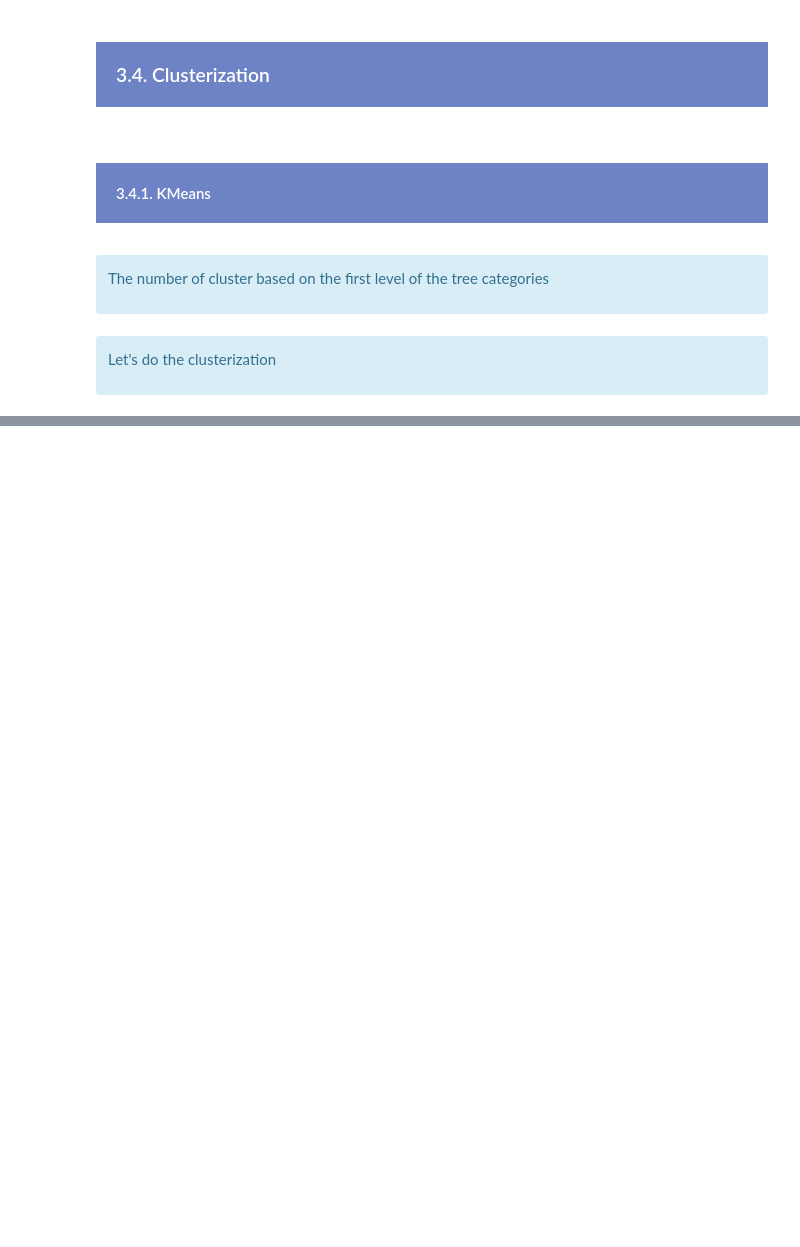
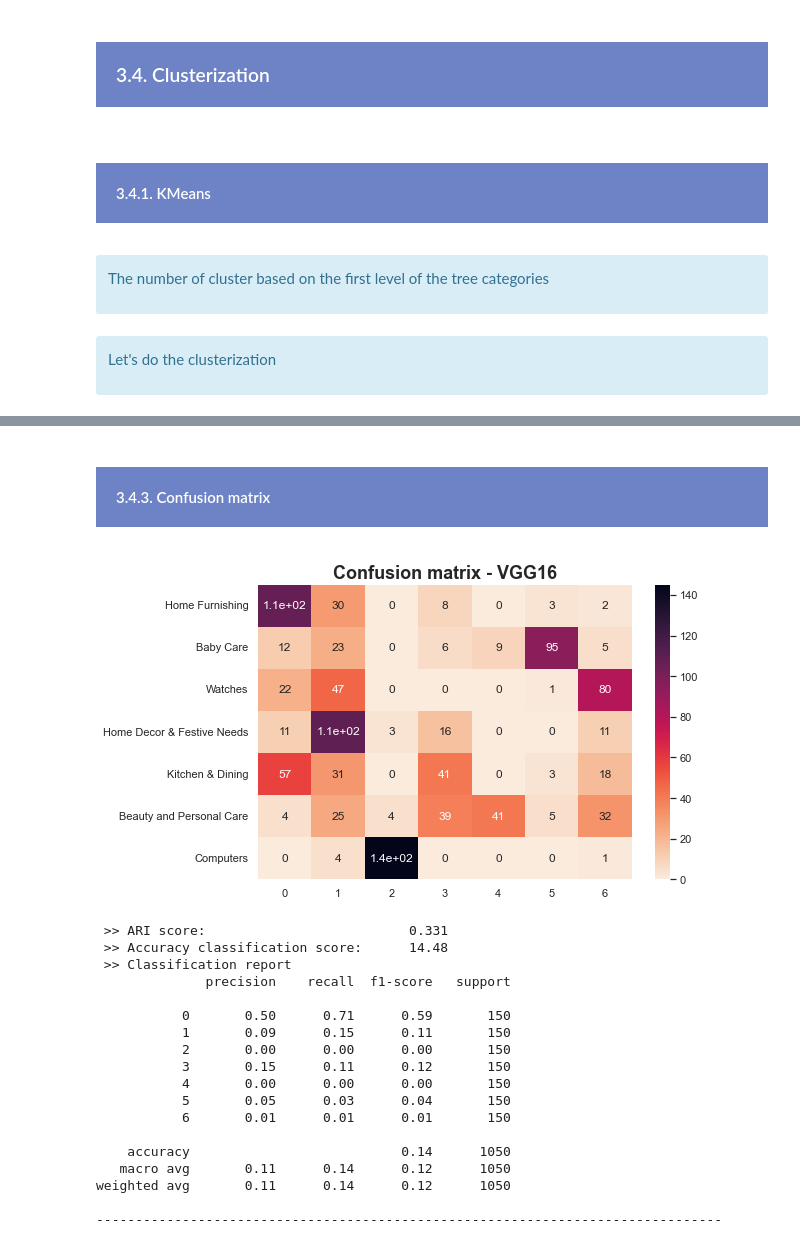
Before and after one commit to samirhinojosa/OC-P6-automatically-classify-consumer-goods, a Jupyter notebook: notebook_CNN.ipynb, the cells around one changed output, grey strips where cells are left out. Drawn from its saved outputs; the diff is of its cells as text; code cells hidden in the pictures; blank space fills up the shorter version.

Commit message:
Confusion matrix

```diff
--- a/notebook_CNN.ipynb
+++ b/notebook_CNN.ipynb
@@ -336,9 +314,0 @@ n_clusters = df_data["category_1"].nunique()
-# %%
-kmeans = KMeans(init="k-means++", n_clusters=n_clusters,
-                max_iter=1000, random_state=10)
-
-cluster_labels = kmeans.fit_predict(VGG16_tsne[["tsne1", "tsne2"]])
-VGG16_tsne["cluster"] = cluster_labels
-
-# Calculating ARI based on the first level of the tree categories
-ari = adjusted_rand_score(VGG16_tsne["class_encode"], VGG16_tsne["cluster"])
@@ -417,0 +315,47 @@ for ind in df.index:
+# %% [markdown]
+<div style="background-color: #6D83C5;" >
+    <h4 style="margin: auto; padding: 20px; color:#fff; ">3.4.3. Confusion matrix</h4>
+</div>
+# %%
+df_matrix = confusion_matrix(VGG16_pca_tsne["class_encode"],
+                             VGG16_pca_tsne["cluster"])
+
+df_matrix = pd.DataFrame(df_matrix, index=[class_encode for class_encode in VGG16_pca_tsne["class"].unique().tolist()],
+                         columns=range(len(VGG16_pca_tsne["class"].unique())))
+
+plt.figure(figsize = (9, 5))
+plt.title("Confusion matrix - VGG16",
+         fontsize=18, fontweight="bold")
+sns.heatmap(df_matrix, annot=True, cmap="rocket_r")
+
+plt.tight_layout()
+plt.show()
+
+print(" >> ARI score:\t\t\t\t" + str(round(ari, 3)))
+print(" >> Accuracy classification score:\t" + str(round(accuracy_score(VGG16_pca_tsne["class_encode"],
+                                                                        VGG16_pca_tsne["cluster"])*100, 2)))
+
+print(" >> Classification report")
+print(classification_report(VGG16_pca_tsne["class_encode"], VGG16_pca_tsne["cluster"]))
+print("-"*80)
+print("\n")
+# %% [output]
+[figure, added]
+ >> ARI score:                          0.331
+ >> Accuracy classification score:      14.48
+ >> Classification report
+              precision    recall  f1-score   support
+
+           0       0.50      0.71      0.59       150
+           1       0.09      0.15      0.11       150
+           2       0.00      0.00      0.00       150
+           3       0.15      0.11      0.12       150
+           4       0.00      0.00      0.00       150
+           5       0.05      0.03      0.04       150
+           6       0.01      0.01      0.01       150
+
+    accuracy                           0.14      1050
+   macro avg       0.11      0.14      0.12      1050
+weighted avg       0.11      0.14      0.12      1050
+
+--------------------------------------------------------------------------------
```
Also changed, not shown: parts of 42 cells of this notebook, 1 other file.
